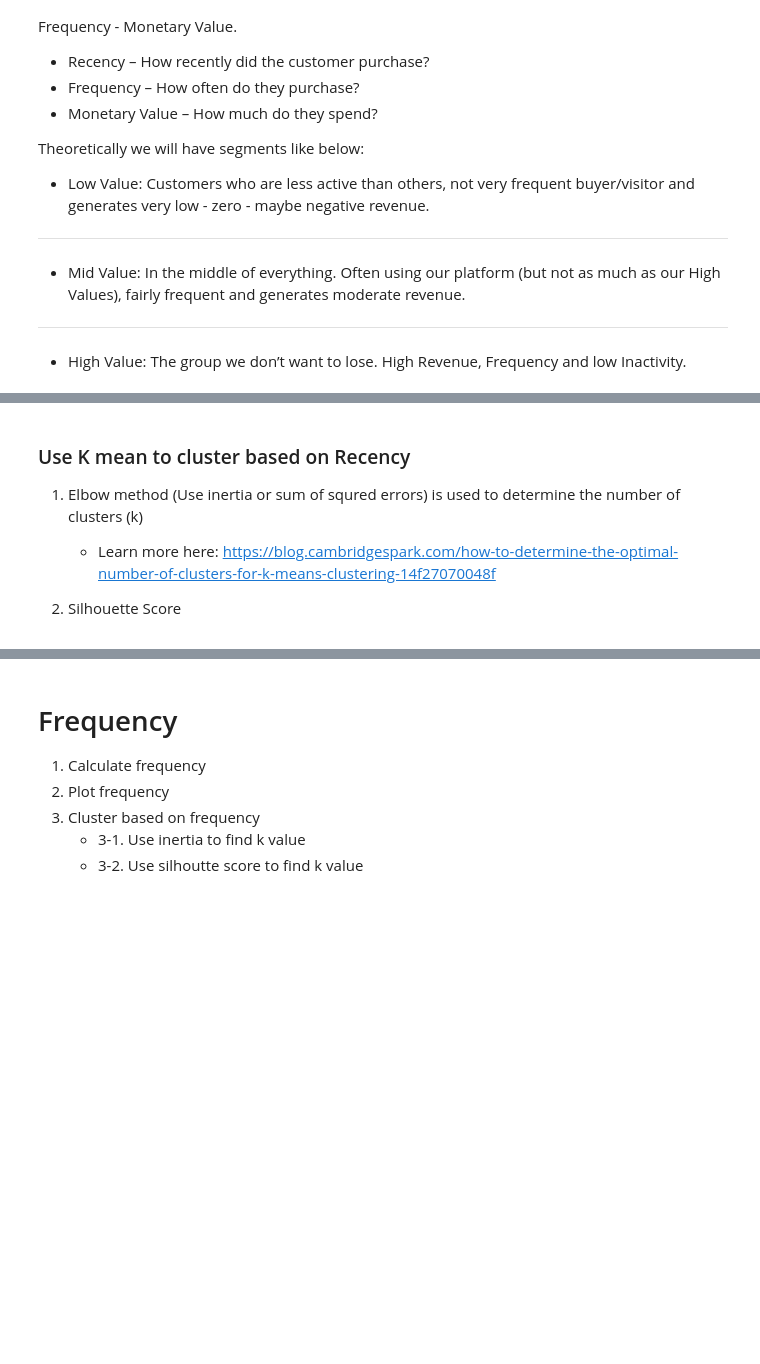
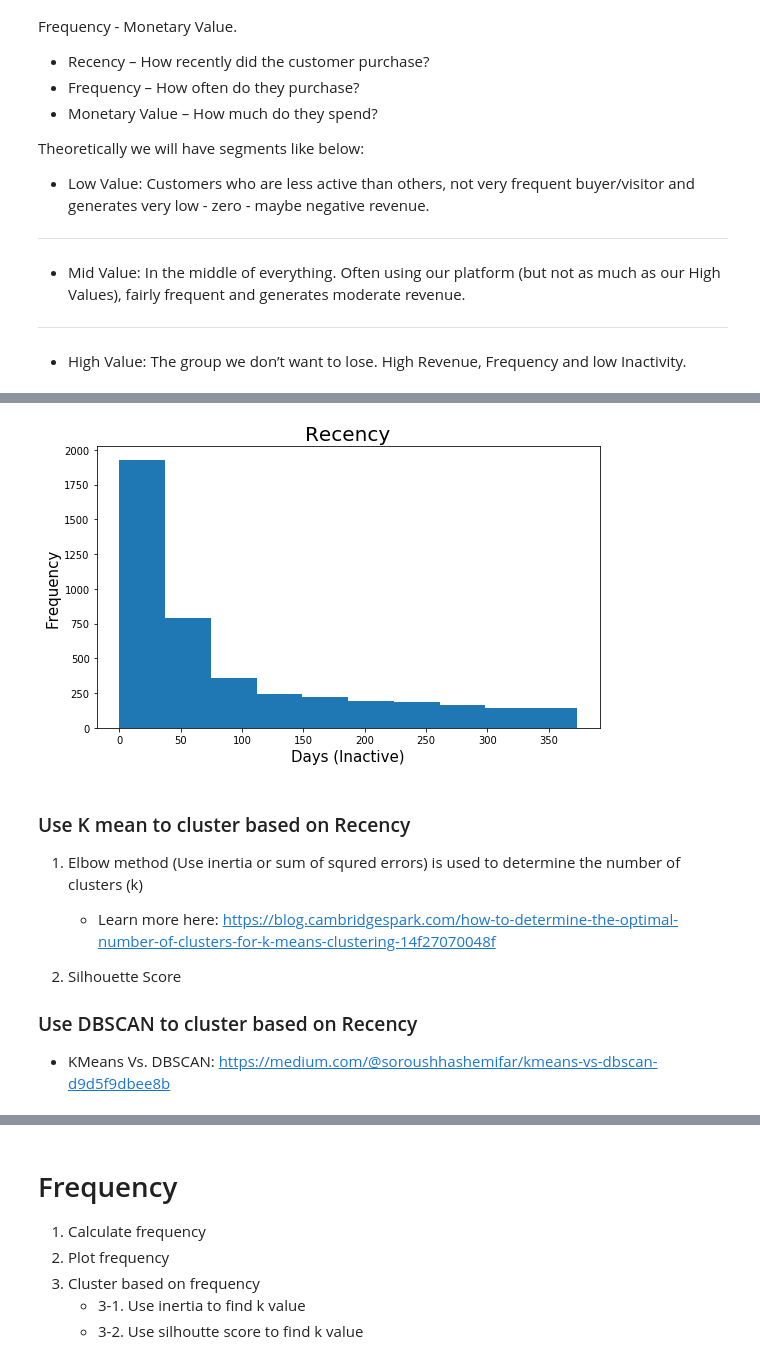
Before and after one commit to dae-han/Business_Growth_Using_Data_Science, a Jupyter notebook: 02_Customer_Segmentation.ipynb, the cells around one changed output, grey strips where cells are left out. Drawn from its saved outputs; the diff is of its cells as text; code cells hidden in the pictures; blank space fills up the shorter version.

```diff
--- a/Customer_Segmentation.ipynb
+++ b/02_Customer_Segmentation.ipynb
@@ -57,0 +79,4 @@ We need to find out most recent purchase date of each customer and see how many
+# %%
+df_max_purchase = df.groupby('CustomerID').max()[['InvoiceDate']].reset_index().rename(columns = {'InvoiceDate':'MaxPurchaseDate'})
+df_max_purchase['Recency'] = (df_max_purchase['MaxPurchaseDate'].max() - df_max_purchase['MaxPurchaseDate']).dt.days
+df_max_purchase
@@ -101,0 +112,2 @@ df_user
+# %%
+df_user = pd.merge(df_user, df_max_purchase[['CustomerID', 'Recency']], on = 'CustomerID')
@@ -102,3 +139,14 @@ df_user
+# %%
+# Plot using Matplotlib as Plotly plot does not show in GitHub preview.
+
+plt.figure(figsize = (8,5))
+plt.hist(df_user['Recency'])
+plt.title("Recency", fontsize = 20)
+plt.xlabel("Days (Inactive)", fontsize = 15)
+plt.ylabel("Frequency", fontsize = 15)
+plt.tight_layout();
+# %% [output]
+[figure, added]
 # %% [markdown]
 ### Use K mean to cluster based on Recency
 
@@ -106,3 +154,7 @@ df_user
     - Learn more here: https://blog.cambridgespark.com/how-to-determine-the-optimal-number-of-clusters-for-k-means-clustering-14f27070048f
 
 2. Silhouette Score
+
+### Use DBSCAN to cluster based on Recency
+- KMeans Vs. DBSCAN:
+https://medium.com/@soroushhashemifar/kmeans-vs-dbscan-d9d5f9dbee8b
```
Also changed, not shown: parts of 28 cells of this notebook.
